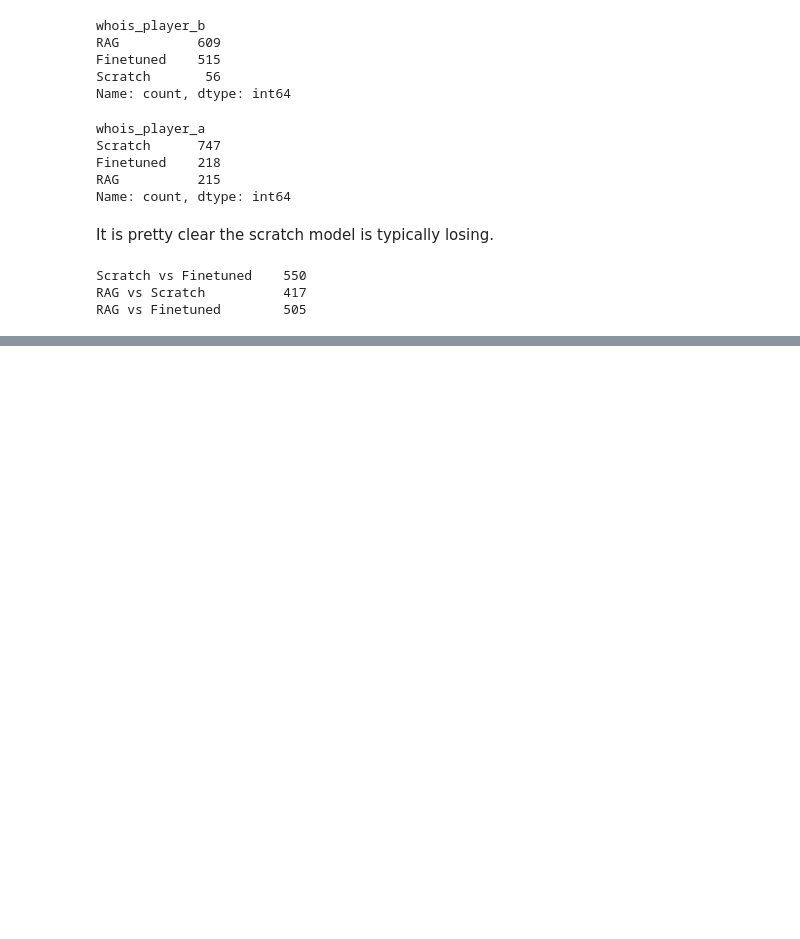
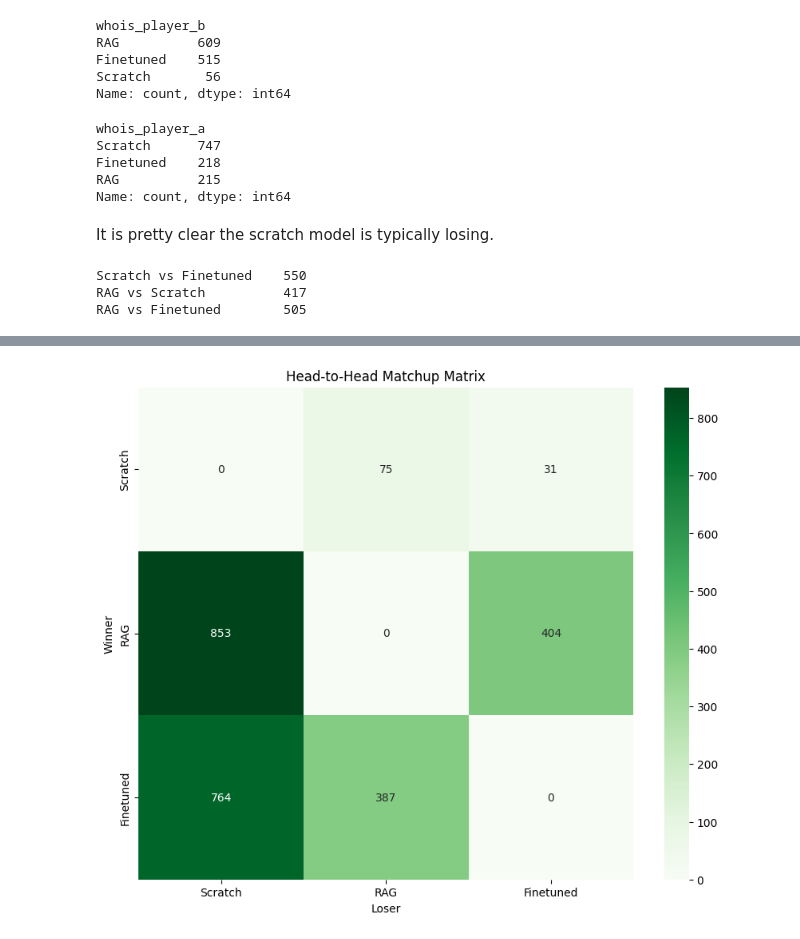
Before and after one commit to msaad02/honors-thesis, a Jupyter notebook: evaluate/4_eval_results.ipynb, the cells around one changed output, grey strips where cells are left out. Drawn from its saved outputs; the diff is of its cells as text; code cells hidden in the pictures; blank space fills up the shorter version.

```diff
--- a/evaluate/4_eval_results.ipynb
+++ b/evaluate/4_eval_results.ipynb
@@ -141,0 +206,22 @@ RAG vs Finetuned        505
+# %%
+import seaborn as sns
+
+# Creating a confusion matrix for the matchups
+# Initialize a matrix with zeros
+matchup_matrix = pd.DataFrame(0, index=models, columns=models)
+
+# Populate the matrix with win counts
+for i, row in df.iterrows():
+    winner = row['whois_player_a'] if row['best_response'] == 'A' else row['whois_player_b']
+    loser = row['whois_player_b'] if row['best_response'] == 'A' else row['whois_player_a']
+    matchup_matrix.loc[winner, loser] += 1
+
+# Creating a heatmap from the confusion matrix
+plt.figure(figsize=(10, 8))
+sns.heatmap(matchup_matrix, annot=True, cmap="Greens", fmt='g')
+plt.title('Head-to-Head Matchup Matrix')
+plt.xlabel('Loser')
+plt.ylabel('Winner')
+plt.show()
+# %% [output]
+[figure, added]
```
Also changed, not shown: parts of 12 cells of this notebook, 2 other files.
